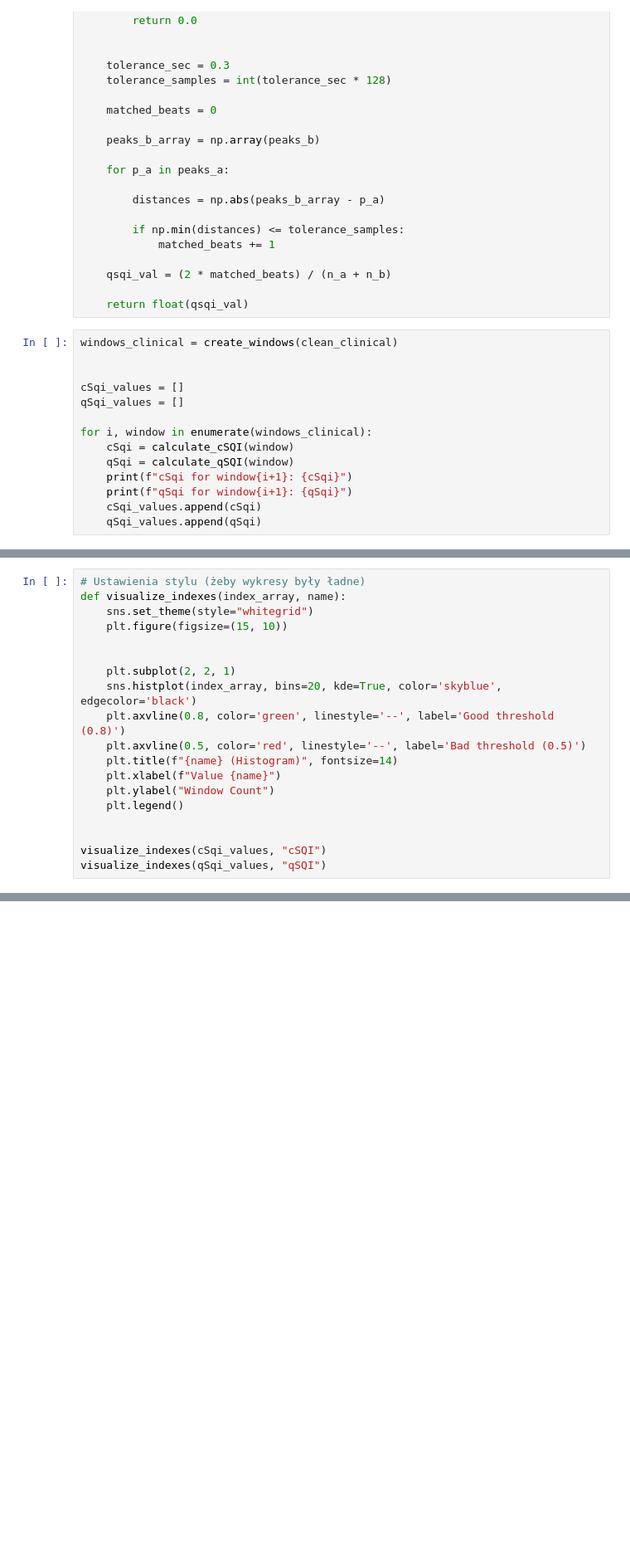
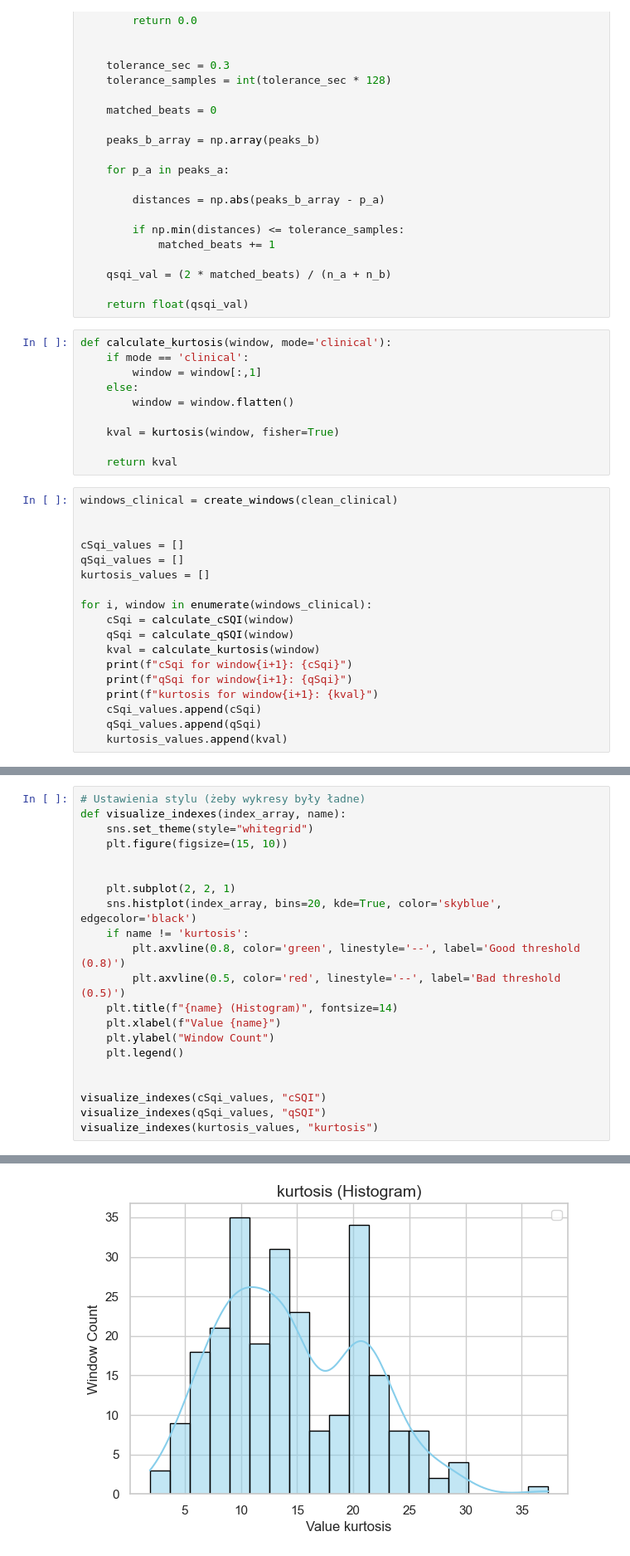
Before and after one commit to MichaelL200/Projekt-EKG, a Jupyter notebook: zbior.ipynb, the cells around one changed output, grey strips where cells are left out. Shown at 83% size. Cells and saved outputs as stored; diff of their text form; blank space fills up the shorter version.

Commit message:
feat: added kurtosis as additional index

```diff
--- a/zbior.ipynb
+++ b/zbior.ipynb
@@ -205,20 +206,34 @@ def calculate_qSQI(window, mode='clinical'):
     qsqi_val = (2 * matched_beats) / (n_a + n_b)
 
     return float(qsqi_val)
+# %%
+def calculate_kurtosis(window, mode='clinical'):
+    if mode == 'clinical':
+        window = window[:,1]
+    else:
+        window = window.flatten()
+
+    kval = kurtosis(window, fisher=True)
+
+    return kval
 # %%
 windows_clinical = create_windows(clean_clinical)
 
 
 cSqi_values = []
 qSqi_values = []
+kurtosis_values = []
 
 for i, window in enumerate(windows_clinical):
     cSqi = calculate_cSQI(window)
     qSqi = calculate_qSQI(window)
+    kval = calculate_kurtosis(window)
     print(f"cSqi for window{i+1}: {cSqi}")
     print(f"qSqi for window{i+1}: {qSqi}")
+    print(f"kurtosis for window{i+1}: {kval}")
     cSqi_values.append(cSqi)
     qSqi_values.append(qSqi)
+    kurtosis_values.append(kval)
 # %% [output]
 cSqi for window1: 0.9857539536491597
 qSqi for window1: 1.0
@@ -240,25 +255,28 @@ qSqi for window249: 0.9743589743589743
 # %%
 # Ustawienia stylu (żeby wykresy były ładne)
 def visualize_indexes(index_array, name):
     sns.set_theme(style="whitegrid")
     plt.figure(figsize=(15, 10))
 
 
     plt.subplot(2, 2, 1)
     sns.histplot(index_array, bins=20, kde=True, color='skyblue', edgecolor='black')
-    plt.axvline(0.8, color='green', linestyle='--', label='Good threshold (0.8)')
-    plt.axvline(0.5, color='red', linestyle='--', label='Bad threshold (0.5)')
+    if name != 'kurtosis':
+        plt.axvline(0.8, color='green', linestyle='--', label='Good threshold (0.8)')
+        plt.axvline(0.5, color='red', linestyle='--', label='Bad threshold (0.5)')
     plt.title(f"{name} (Histogram)", fontsize=14)
     plt.xlabel(f"Value {name}")
     plt.ylabel("Window Count")
     plt.legend()
 
 
 visualize_indexes(cSqi_values, "cSQI")
 visualize_indexes(qSqi_values, "qSQI")
+visualize_indexes(kurtosis_values, "kurtosis")
 # %% [output]
 [figure]
 [figure]
+[figure, added]
 # %% [markdown]
 ## 2. Generowanie zbioru rekordów
 
```
Also changed, not shown: parts of 4 cells of this notebook.
